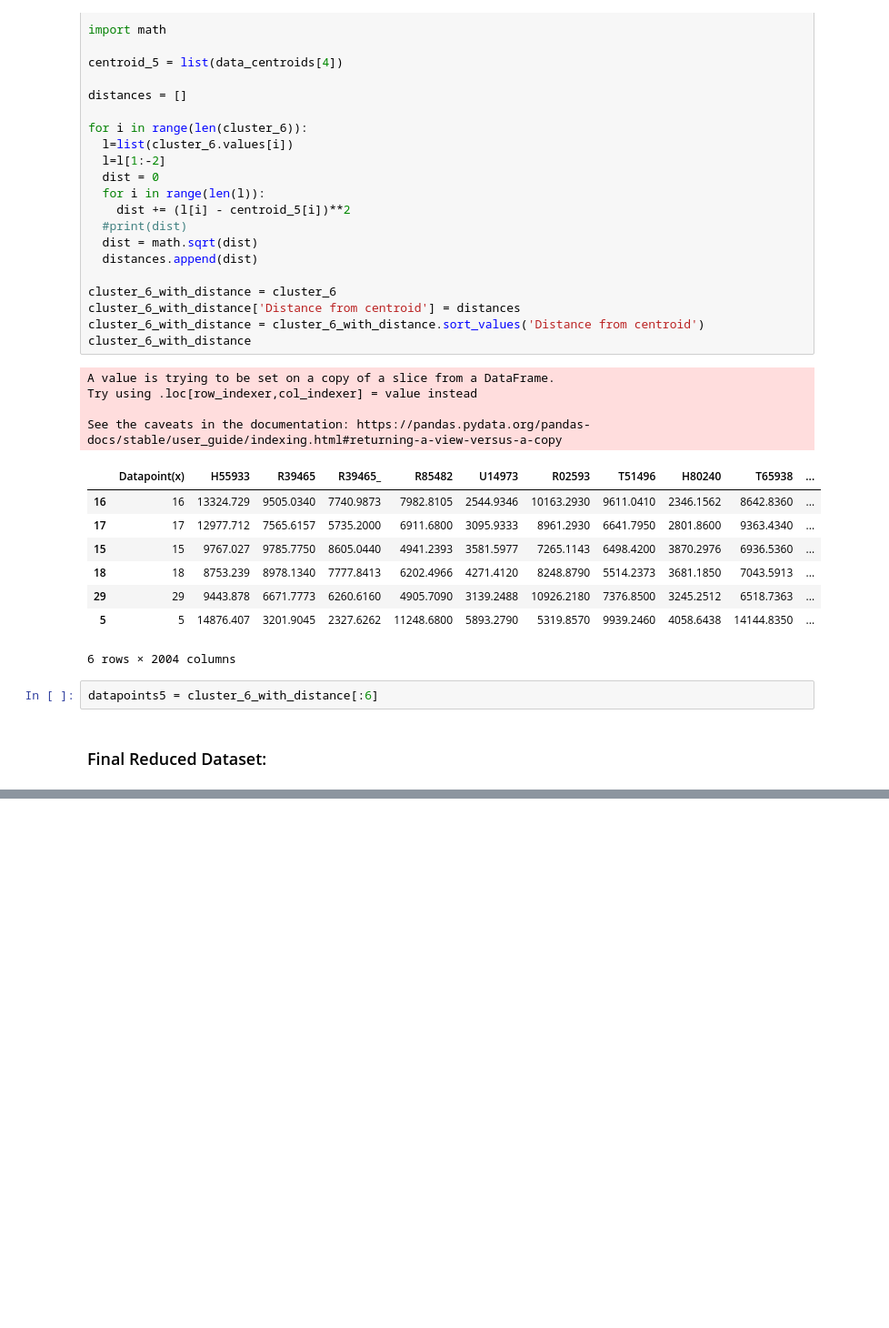
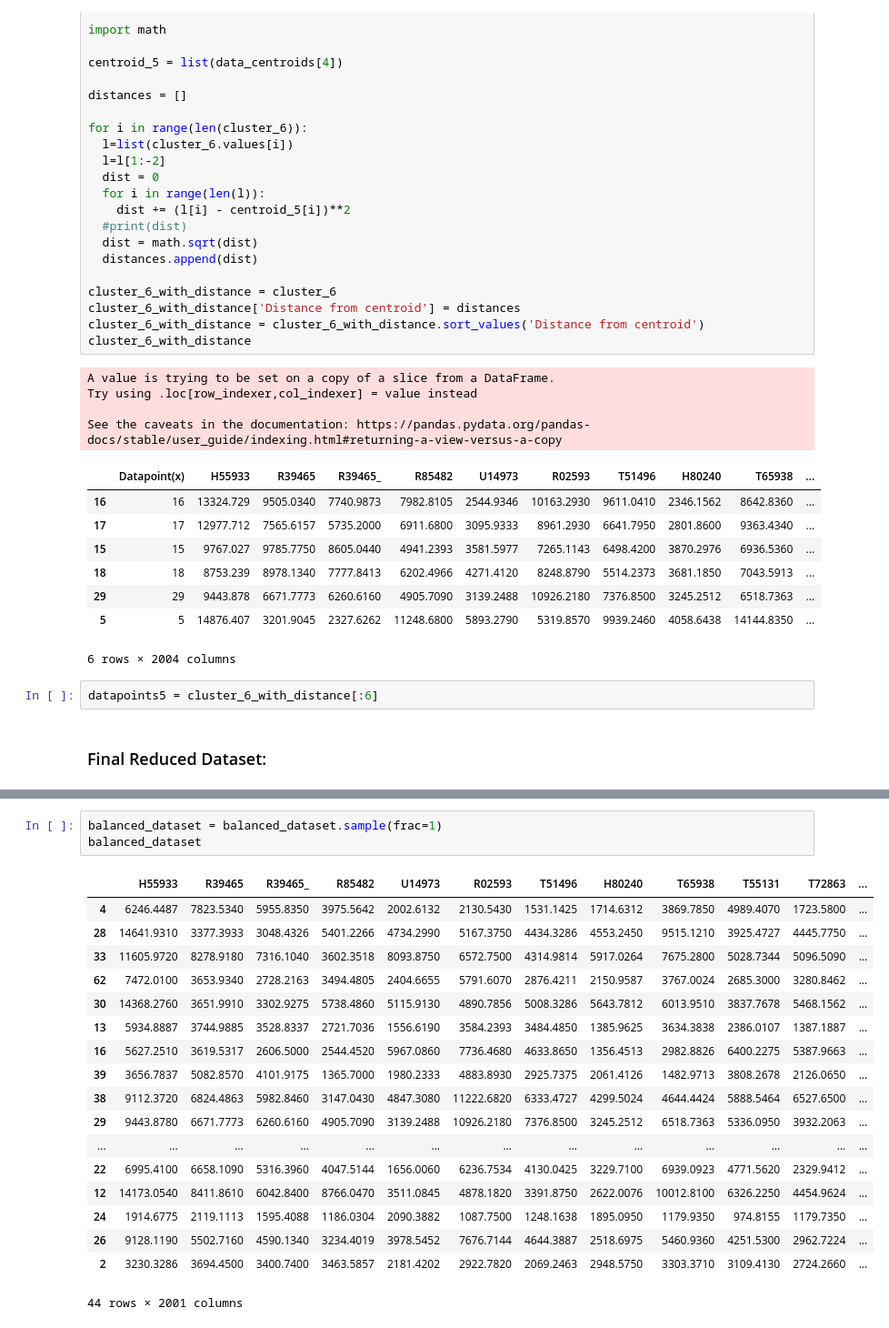
Before and after one commit to disha2sinha/Reducing-Imbalanced-dataset-by-Under-sampling-approach-Consensus-Clustering, a Jupyter notebook: Consensus_Clustering.ipynb, the cells around one changed output, grey strips where cells are left out. Shown at 91% size. Drawn from its saved outputs; the diff is of its cells as text; blank space fills up the shorter version.

```diff
--- a/Consensus_Clustering.ipynb
+++ b/Consensus_Clustering.ipynb
@@ -720 +770,23 @@ balanced_dataset
+# %%
+balanced_dataset = balanced_dataset.sample(frac=1)
+balanced_dataset
+# %% [output]
+|  | H55933 | R39465 | R39465_ | R85482 | U14973 | R02593 | T51496 | H80240 | T65938 | T55131 | T72863 | ... |
+| 4 | 6246.4487 | 7823.5340 | 5955.8350 | 3975.5642 | 2002.6132 | 2130.5430 | 1531.1425 | 1714.6312 | 3869.7850 | 4989.4070 | 1723.5800 | ... |
+| 28 | 14641.9310 | 3377.3933 | 3048.4326 | 5401.2266 | 4734.2990 | 5167.3750 | 4434.3286 | 4553.2450 | 9515.1210 | 3925.4727 | 4445.7750 | ... |
+| 33 | 11605.9720 | 8278.9180 | 7316.1040 | 3602.3518 | 8093.8750 | 6572.7500 | 4314.9814 | 5917.0264 | 7675.2800 | 5028.7344 | 5096.5090 | ... |
+| 62 | 7472.0100 | 3653.9340 | 2728.2163 | 3494.4805 | 2404.6655 | 5791.6070 | 2876.4211 | 2150.9587 | 3767.0024 | 2685.3000 | 3280.8462 | ... |
+| 30 | 14368.2760 | 3651.9910 | 3302.9275 | 5738.4860 | 5115.9130 | 4890.7856 | 5008.3286 | 5643.7812 | 6013.9510 | 3837.7678 | 5468.1562 | ... |
+| 13 | 5934.8887 | 3744.9885 | 3528.8337 | 2721.7036 | 1556.6190 | 3584.2393 | 3484.4850 | 1385.9625 | 3634.3838 | 2386.0107 | 1387.1887 | ... |
+| 16 | 5627.2510 | 3619.5317 | 2606.5000 | 2544.4520 | 5967.0860 | 7736.4680 | 4633.8650 | 1356.4513 | 2982.8826 | 6400.2275 | 5387.9663 | ... |
+| 39 | 3656.7837 | 5082.8570 | 4101.9175 | 1365.7000 | 1980.2333 | 4883.8930 | 2925.7375 | 2061.4126 | 1482.9713 | 3808.2678 | 2126.0650 | ... |
+| 38 | 9112.3720 | 6824.4863 | 5982.8460 | 3147.0430 | 4847.3080 | 11222.6820 | 6333.4727 | 4299.5024 | 4644.4424 | 5888.5464 | 6527.6500 | ... |
+| 29 | 9443.8780 | 6671.7773 | 6260.6160 | 4905.7090 | 3139.2488 | 10926.2180 | 7376.8500 | 3245.2512 | 6518.7363 | 5336.0950 | 3932.2063 | ... |
+| ... | ... | ... | ... | ... | ... | ... | ... | ... | ... | ... | ... | ... |
+| 22 | 6995.4100 | 6658.1090 | 5316.3960 | 4047.5144 | 1656.0060 | 6236.7534 | 4130.0425 | 3229.7100 | 6939.0923 | 4771.5620 | 2329.9412 | ... |
+| 12 | 14173.0540 | 8411.8610 | 6042.8400 | 8766.0470 | 3511.0845 | 4878.1820 | 3391.8750 | 2622.0076 | 10012.8100 | 6326.2250 | 4454.9624 | ... |
+| 24 | 1914.6775 | 2119.1113 | 1595.4088 | 1186.0304 | 2090.3882 | 1087.7500 | 1248.1638 | 1895.0950 | 1179.9350 | 974.8155 | 1179.7350 | ... |
+| 26 | 9128.1190 | 5502.7160 | 4590.1340 | 3234.4019 | 3978.5452 | 7676.7144 | 4644.3887 | 2518.6975 | 5460.9360 | 4251.5300 | 2962.7224 | ... |
+| 2 | 3230.3286 | 3694.4500 | 3400.7400 | 3463.5857 | 2181.4202 | 2922.7820 | 2069.2463 | 2948.5750 | 3303.3710 | 3109.4130 | 2724.2660 | ... |
+44 rows × 2001 columns
 # %%
```
Also changed, not shown: parts of 4 cells of this notebook.
